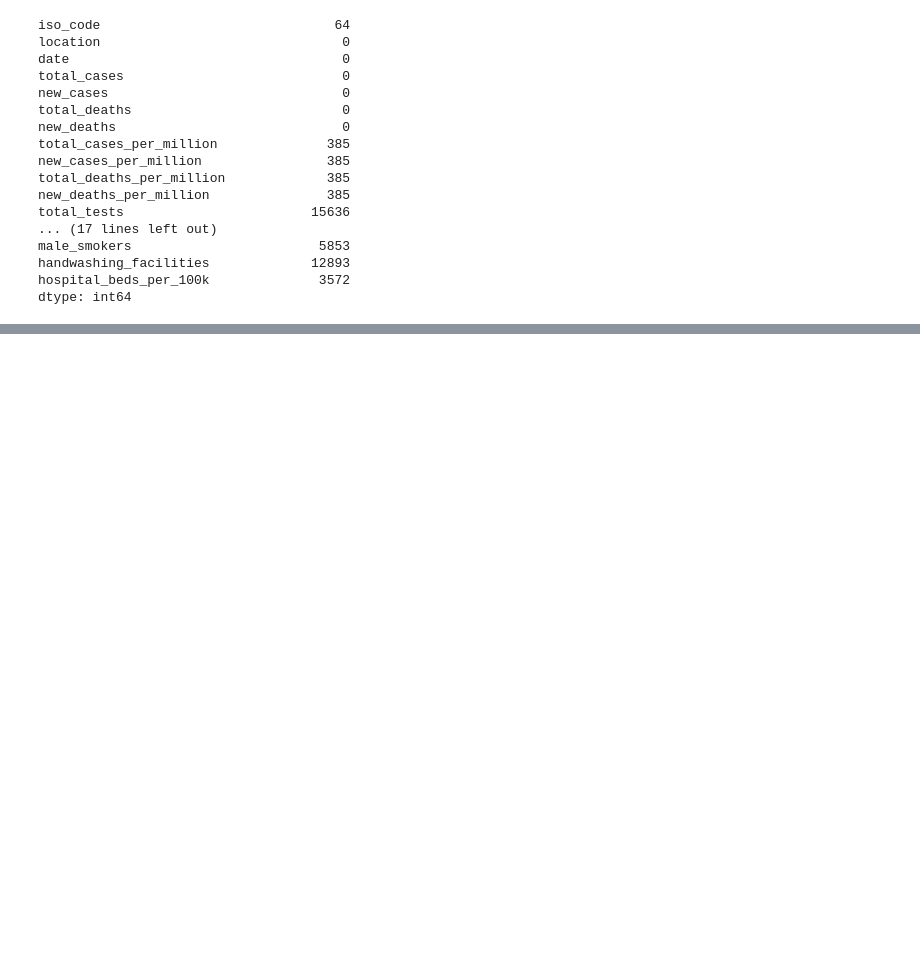
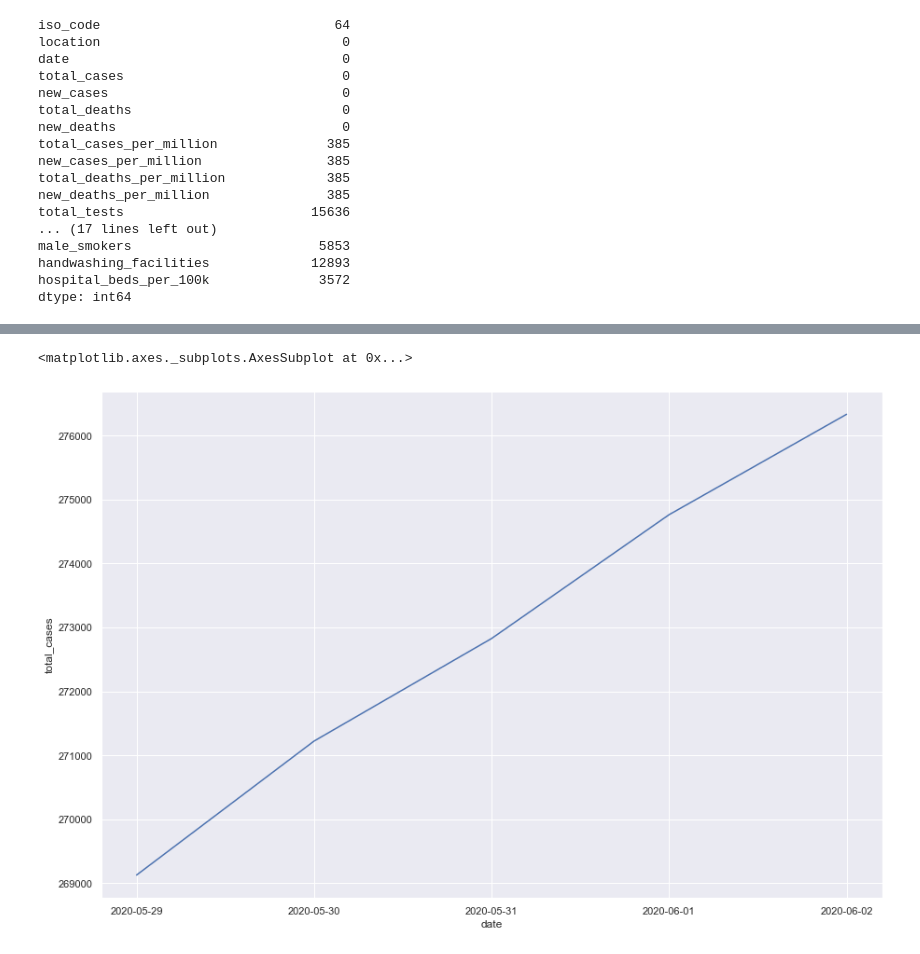
Before and after one commit to AxelAlba/Covid-19-Prediction, a Jupyter notebook: covid.ipynb, the cells around one changed output, grey strips where cells are left out. Saved outputs shown, nothing was run; the diff lists cells and outputs as text; code cells hidden in the pictures; blank space fills up the shorter version.

```diff
--- a/covid.ipynb
+++ b/covid.ipynb
@@ -106,0 +168,4 @@ dtype: int64
+# %%
+#United Kingdom Cases (The same process as the Philippines)
+uk_case = covid[covid['location'] == 'United Kingdom']
+uk_case.head()
@@ -106,0 +190,3 @@ dtype: int64
+# %%
+uk_last_5 = uk_case.tail()
+uk_last_5
@@ -106,0 +201,5 @@ dtype: int64
+# %%
+sns.lineplot(x='date', y='total_cases', data= uk_last_5)
+# %% [output]
+<matplotlib.axes._subplots.AxesSubplot at 0x...>
+[figure, added]
```
Also changed, not shown: parts of 15 cells of this notebook.
